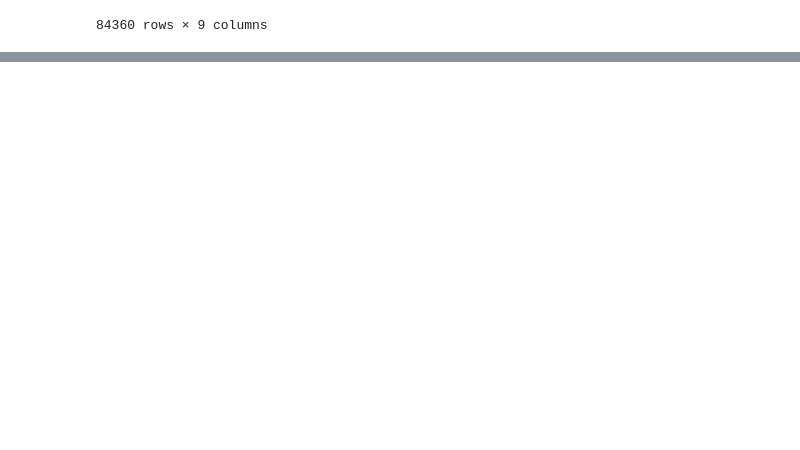
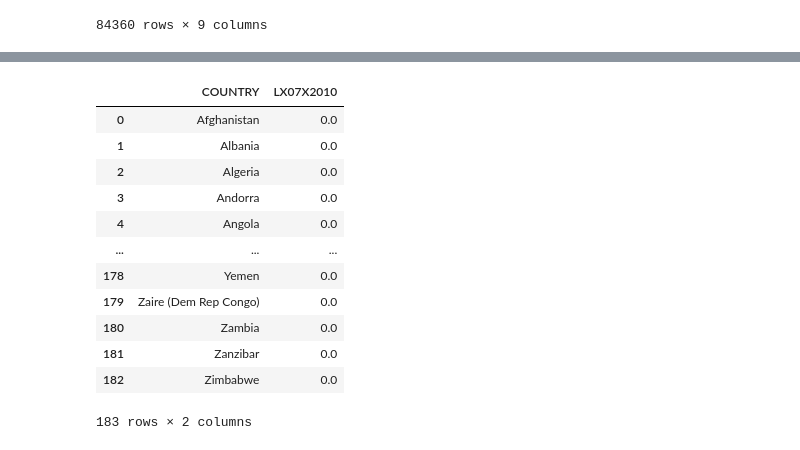
Before and after one commit to levigraft/capstone_religion_birthrate, a Jupyter notebook: Capstone/notebooks/un_indicators.ipynb, the cells around one changed output, grey strips where cells are left out. Drawn from its saved outputs; the diff is of its cells as text; code cells hidden in the pictures; blank space fills up the shorter version.

```diff
--- a/Capstone/notebooks/un_indicators.ipynb
+++ b/Capstone/notebooks/un_indicators.ipynb
@@ -93,0 +135,18 @@ plt.plot(china['Time'], china['PopGrowthRate'])
+# %%
+df=df[['COUNTRY','LX07X2010']]
+# %%
+df
+# %% [output]
+|  | COUNTRY | LX07X2010 |
+| 0 | Afghanistan | 0.0 |
+| 1 | Albania | 0.0 |
+| 2 | Algeria | 0.0 |
+| 3 | Andorra | 0.0 |
+| 4 | Angola | 0.0 |
+| ... | ... | ... |
+| 178 | Yemen | 0.0 |
+| 179 | Zaire (Dem Rep Congo) | 0.0 |
+| 180 | Zambia | 0.0 |
+| 181 | Zanzibar | 0.0 |
+| 182 | Zimbabwe | 0.0 |
+183 rows × 2 columns
```
Also changed, not shown: parts of 7 cells of this notebook, 24 other files.
